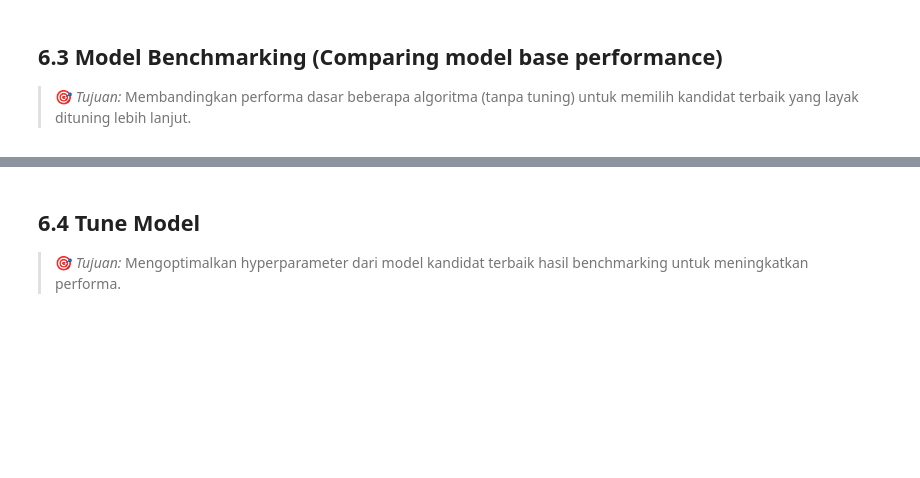
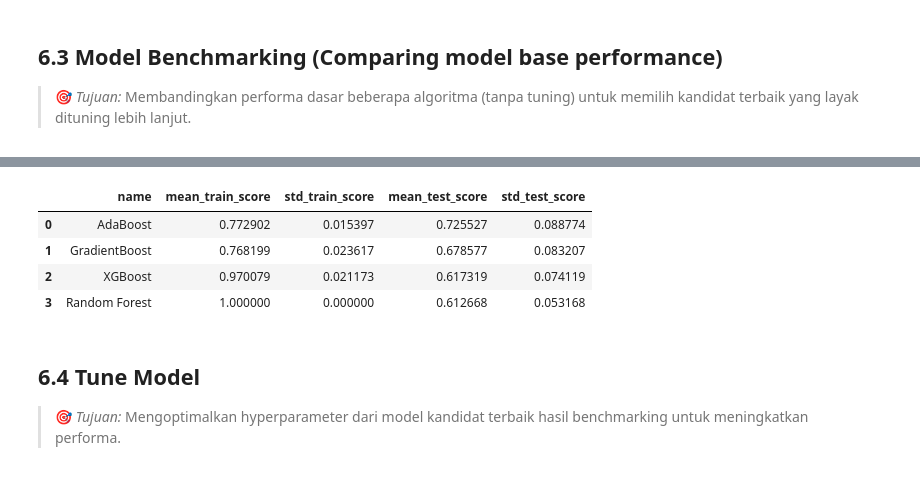
Before and after one commit to MikaMahaputra/E-Commerce-Customer-Churn, a Jupyter notebook: notebook/e-commerce-churn-analysis.ipynb, the cells around one changed output, grey strips where cells are left out. Saved outputs shown, nothing was run; the diff lists cells and outputs as text; code cells hidden in the pictures; blank space fills up the shorter version.

```diff
--- a/notebook/e-commerce-churn-analysis.ipynb
+++ b/notebook/e-commerce-churn-analysis.ipynb
@@ -1461,4 +1451,13 @@ def print_cv_results(name, cv_results, roc_scores=None):
 > 🎯 *Tujuan:* Merangkai seluruh langkah preprocessing dan model ke dalam satu objek Pipeline yang konsisten dipakai ulang.
 # %% [markdown]
 > 📌 Gunakan `Pipeline`/`ColumnTransformer` dari scikit-learn supaya seluruh langkah preprocessing (imputasi, encoding, scaling) ikut ter-*fit* hanya pada data training di setiap fold — ini mencegah data leakage antara fold CV.
+# %%
+# TODO: Inisialisasi model
+logreg = LogisticRegression(random_state=RANDOM_STATE, class_weight='balanced')
+dt = DecisionTreeClassifier(random_state=RANDOM_STATE, class_weight='balanced')
+knn = KNeighborsClassifier()
+rf = RandomForestClassifier(random_state=RANDOM_STATE, class_weight='balanced')
+xgb = XGBClassifier(random_state=RANDOM_STATE, class_weight='balanced')
+ab = AdaBoostClassifier(random_state=RANDOM_STATE)
+gb = GradientBoostingClassifier(random_state=RANDOM_STATE)
 # %%
@@ -1543,3 +1592,29 @@ display(benchmark_df)
+# %%
+# Model initialization
+similar_model = {
+    'Random Forest':       rf,
+    'XGBoost':             xgb,
+    'AdaBoost' :           ab,
+    'GradientBoost' :      gb
+}
+# %%
+# TODO: Benchmark process
+benchmark_similar = benchmark_models(
+    pipeline=model_res_pipeline,
+    candidates=similar_model,
+    x_train=x_train,
+    y_train=y_train,
+    cv=5,
+    random_state=RANDOM_STATE
+)
+# %%
+benchmark_similar
+# %% [output]
+|  | name | mean_train_score | std_train_score | mean_test_score | std_test_score |
+| 0 | AdaBoost | 0.772902 | 0.015397 | 0.725527 | 0.088774 |
+| 1 | GradientBoost | 0.768199 | 0.023617 | 0.678577 | 0.083207 |
+| 2 | XGBoost | 0.970079 | 0.021173 | 0.617319 | 0.074119 |
+| 3 | Random Forest | 1.000000 | 0.000000 | 0.612668 | 0.053168 |
 # %% [markdown]
 ## **6.4 Tune Model**
 
```
Also changed, not shown: parts of 27 cells of this notebook.
